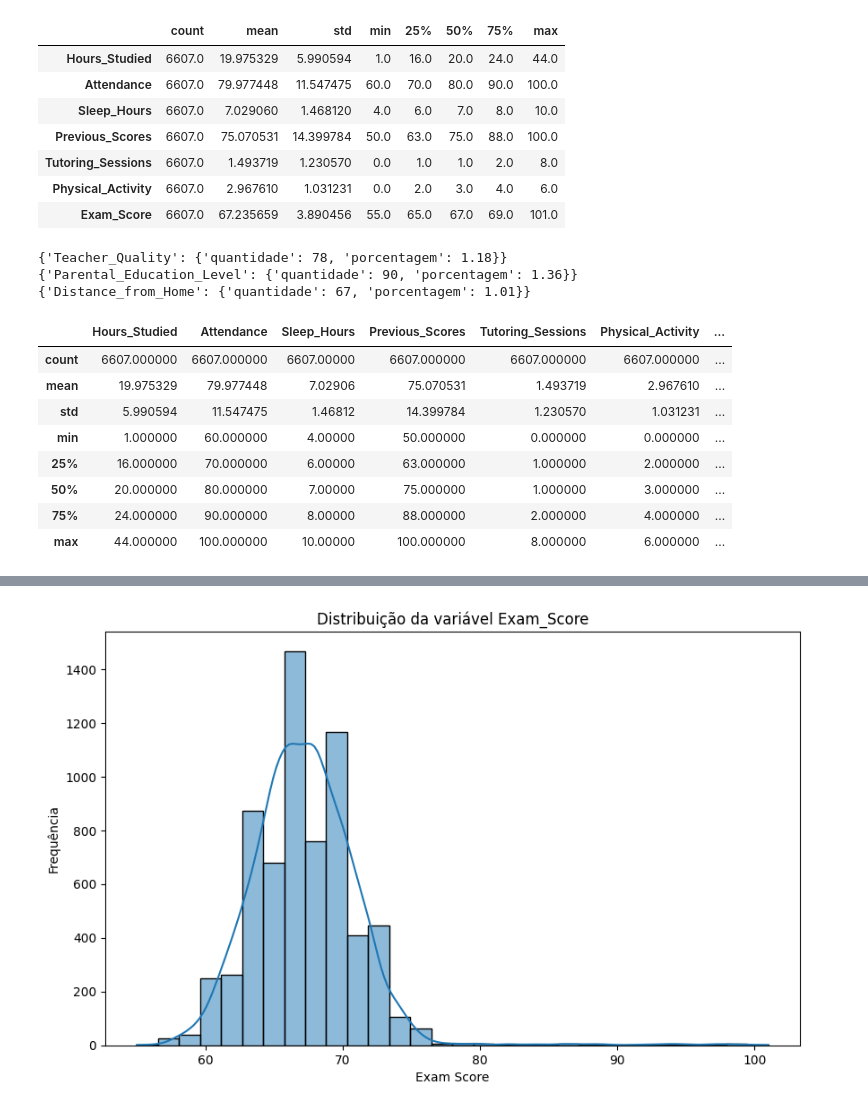
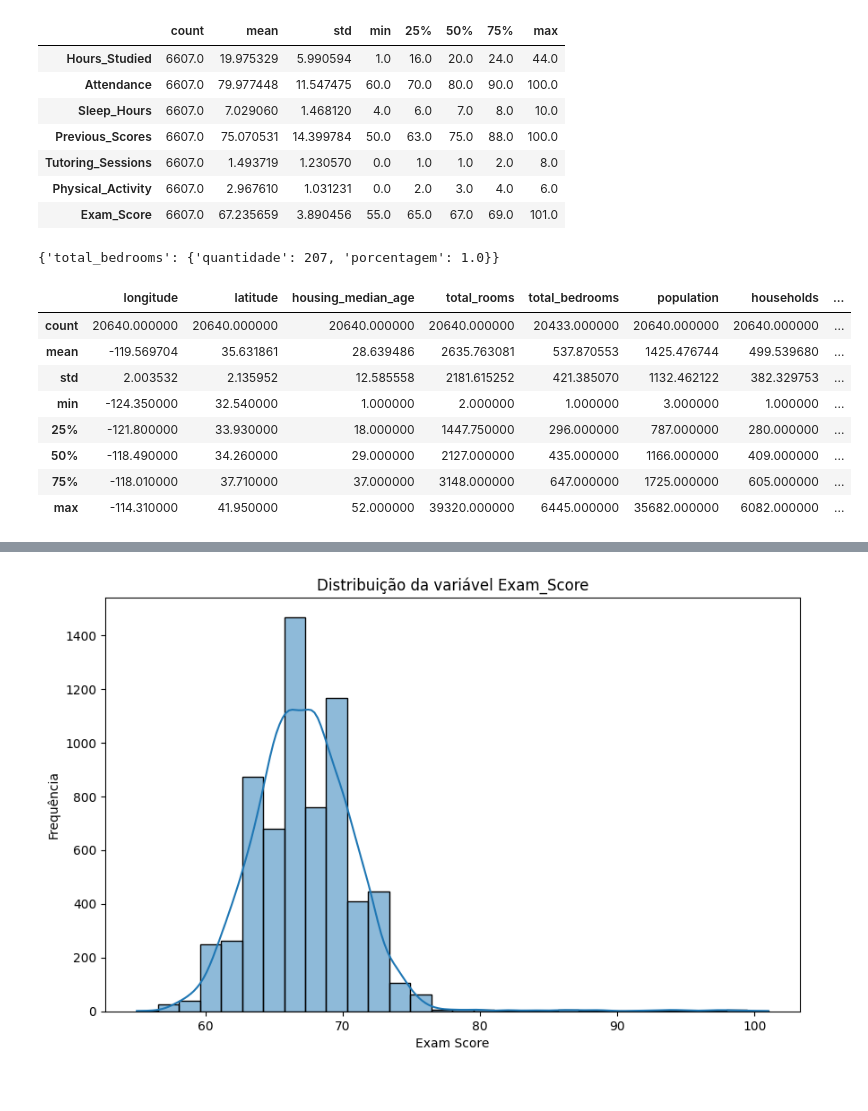
Before and after one commit to fasantosgh/MVP_MachineLearning, a Jupyter notebook: MVP_MacLearning.ipynb, the cells around one changed output, grey strips where cells are left out. Cells and saved outputs as stored; diff of their text form; code cells hidden in the pictures.

```diff
--- a/MVP_MacLearning.ipynb
+++ b/MVP_MacLearning.ipynb
@@ -163,0 +178,12 @@ SyntaxError: unmatched ')' (<ipython-input-6-2d609f51fb40>, line 6)
+# %%
+#
+# Observa-se que há algumas linhas com valores nulos.
+# Como são poucas linhas em relação ao total, elas seram elimanadas:
+#
+dataset = dataset.dropna(how='any')
+# dataset.shape
+# Renumerar os índices
+dataset = dataset.reset_index(drop=True)
+
+print("\nDataFrame com índices renumerados:")
+print(dataset)
@@ -163,0 +208,21 @@ SyntaxError: unmatched ')' (<ipython-input-6-2d609f51fb40>, line 6)
+# %%
+# Transformação categórica One hot encoding
+# definindo o transformador como one hot encoding
+encoder = OneHotEncoder()
+
+# transformando os dados
+dados_ohe = encoder.fit_transform(dataset[['ocean_proximity']]).toarray()
+
+# Cria um dataframe com o resultado
+dados_ohe = pd.DataFrame(data=dados_ohe, index=range(0,20433))
+
+# Unindo os dois dataframes
+dataset = dataset.join(dados_ohe, rsuffix='_dados_ohe')
+
+# Excluindo a coluna ocean_proximity
+dataset = dataset.drop(['ocean_proximity'], axis=1)
+
+# Renomeando as colunas
+dataset = dataset.rename(columns={0:'<1H_OCEAN', 1:'INLAND', 2:'ISLAND', 3:'NEAR_BAY', 4:'NEAR_OCEAN'})
+
+dataset
@@ -163,0 +243,9 @@ SyntaxError: unmatched ')' (<ipython-input-6-2d609f51fb40>, line 6)
+# %%
+# Filtrar registros onde a coluna 'B' tem o valor 'foo' e selecionar a coluna 'A'
+# filtered_column = dataset[dataset['ocean_proximity'] == '<1H OCEAN']
+# print("\nValores da coluna 'A' onde a coluna 'B' é 'foo':")
+# print(filtered_column)
+# Renomeando as colunas
+dataset = dataset.rename(columns={0:'<1H_OCEAN', 1:'INLAND', 2:'ISLAND', 3:'NEAR_BAY', 4:'NEAR_OCEAN'})
+
+dataset
@@ -283,29 +417,27 @@ def stats_dados_faltantes(df: pd.DataFrame) -> None:
   for stat in stats_dados_faltantes:
     print(stat)
 # %%
-stats_dados_faltantes(df=stdperf)
+stats_dados_faltantes(df=dataset)
 # %% [output]
-{'Teacher_Quality': {'quantidade': 78, 'porcentagem': 1.18}}
-{'Parental_Education_Level': {'quantidade': 90, 'porcentagem': 1.36}}
-{'Distance_from_Home': {'quantidade': 67, 'porcentagem': 1.01}}
+{'total_bedrooms': {'quantidade': 207, 'porcentagem': 1.0}}
 # %%
 #
 #   Exibindo Sumário estatístico
 #
 #   Observamos que todas as variáveis quantitativas são discretas.
 #   A variável Exam_Score apresenta uma inconsistência. Possui um valor acima
 #   de 100.
 #
-stdperf.describe()
+dataset.describe()
 # %% [output]
-|  | Hours_Studied | Attendance | Sleep_Hours | Previous_Scores | Tutoring_Sessions | Physical_Activity | ... |
-| count | 6607.000000 | 6607.000000 | 6607.00000 | 6607.000000 | 6607.000000 | 6607.000000 | ... |
-| mean | 19.975329 | 79.977448 | 7.02906 | 75.070531 | 1.493719 | 2.967610 | ... |
-| std | 5.990594 | 11.547475 | 1.46812 | 14.399784 | 1.230570 | 1.031231 | ... |
-| min | 1.000000 | 60.000000 | 4.00000 | 50.000000 | 0.000000 | 0.000000 | ... |
-| 25% | 16.000000 | 70.000000 | 6.00000 | 63.000000 | 1.000000 | 2.000000 | ... |
-| 50% | 20.000000 | 80.000000 | 7.00000 | 75.000000 | 1.000000 | 3.000000 | ... |
-| 75% | 24.000000 | 90.000000 | 8.00000 | 88.000000 | 2.000000 | 4.000000 | ... |
-| max | 44.000000 | 100.000000 | 10.00000 | 100.000000 | 8.000000 | 6.000000 | ... |
+|  | longitude | latitude | housing_median_age | total_rooms | total_bedrooms | population | households | ... |
+| count | 20640.000000 | 20640.000000 | 20640.000000 | 20640.000000 | 20433.000000 | 20640.000000 | 20640.000000 | ... |
+| mean | -119.569704 | 35.631861 | 28.639486 | 2635.763081 | 537.870553 | 1425.476744 | 499.539680 | ... |
+| std | 2.003532 | 2.135952 | 12.585558 | 2181.615252 | 421.385070 | 1132.462122 | 382.329753 | ... |
+| min | -124.350000 | 32.540000 | 1.000000 | 2.000000 | 1.000000 | 3.000000 | 1.000000 | ... |
+| 25% | -121.800000 | 33.930000 | 18.000000 | 1447.750000 | 296.000000 | 787.000000 | 280.000000 | ... |
+| 50% | -118.490000 | 34.260000 | 29.000000 | 2127.000000 | 435.000000 | 1166.000000 | 409.000000 | ... |
+| 75% | -118.010000 | 37.710000 | 37.000000 | 3148.000000 | 647.000000 | 1725.000000 | 605.000000 | ... |
+| max | -114.310000 | 41.950000 | 52.000000 | 39320.000000 | 6445.000000 | 35682.000000 | 6082.000000 | ... |
 # %%
 #
```
Also changed, not shown: parts of 19 cells of this notebook.
